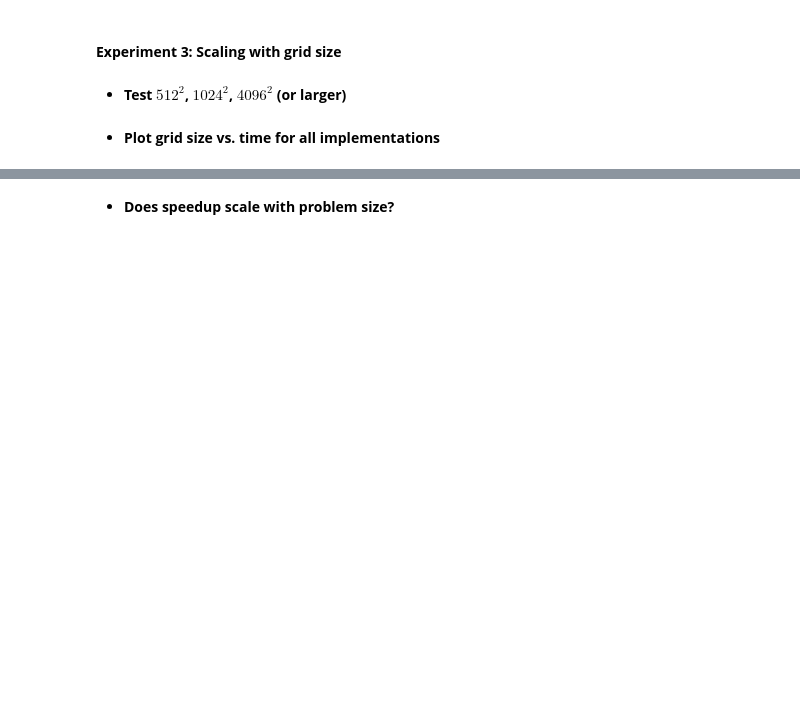
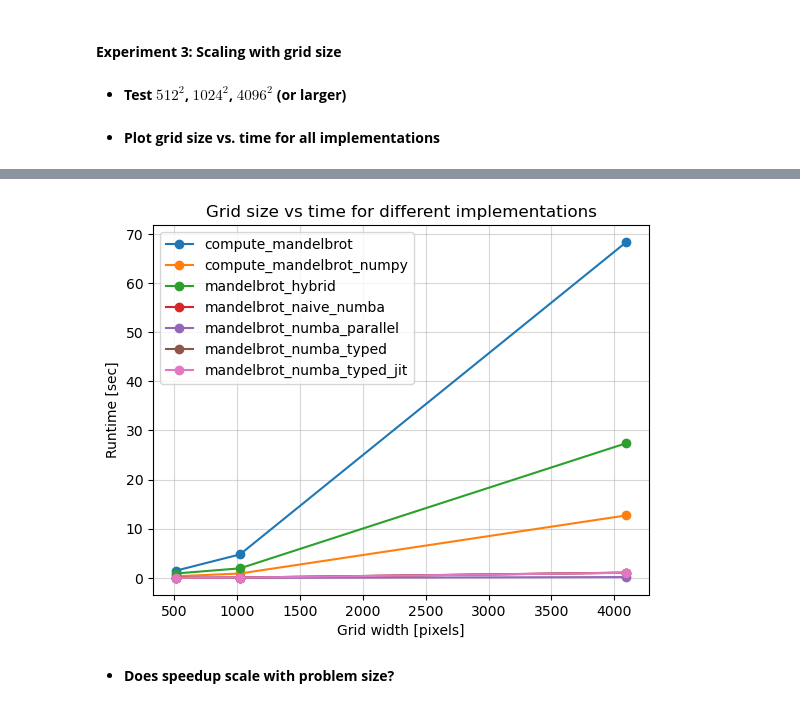
Before and after one commit to NDS8-TCP/nsc-mikkel, a Jupyter notebook: l03_exercises.ipynb, the cells around one changed output, grey strips where cells are left out. Saved outputs shown, nothing was run; the diff lists cells and outputs as text; code cells hidden in the pictures; blank space fills up the shorter version.

```diff
--- a/l03_exercises.ipynb
+++ b/l03_exercises.ipynb
@@ -596,0 +792,6 @@ Date:   Mon Mar 2 21:51:55 2026 +0000
+# %%
+with results_file.open("r") as fp:
+    results = json.load(fp)
+
+for impl in results:
+    print(impl)
@@ -597,2 +816,26 @@ Date:   Mon Mar 2 21:51:55 2026 +0000
+# %%
+# AI assisted
+implementations: list[str] = sorted({entry["impl"] for entry in results})
+
+for impl in implementations:
+    # Filter entries for this implementation
+    data: list[dict] = [entry for entry in results if entry["impl"] == impl]
+
+    # Sort by grid size
+    data = sorted(data, key=lambda x: x["grid"])
+
+    grids = [entry["grid"] for entry in data]
+    times = [entry["time"] for entry in data]
+
+    plt.plot(grids, times, marker="o", label=impl)
+
+plt.title("Grid size vs time for different implementations")
+plt.xlabel("Grid width [pixels]")
+plt.ylabel("Runtime [sec]")
+plt.grid(alpha=0.5)
+plt.legend()
+plt.show()
+# %% [output]
+[figure, added]
 # %% [markdown]
 - **Does speedup scale with problem size?**
```
Also changed, not shown: parts of 14 cells of this notebook, 1 other file.
